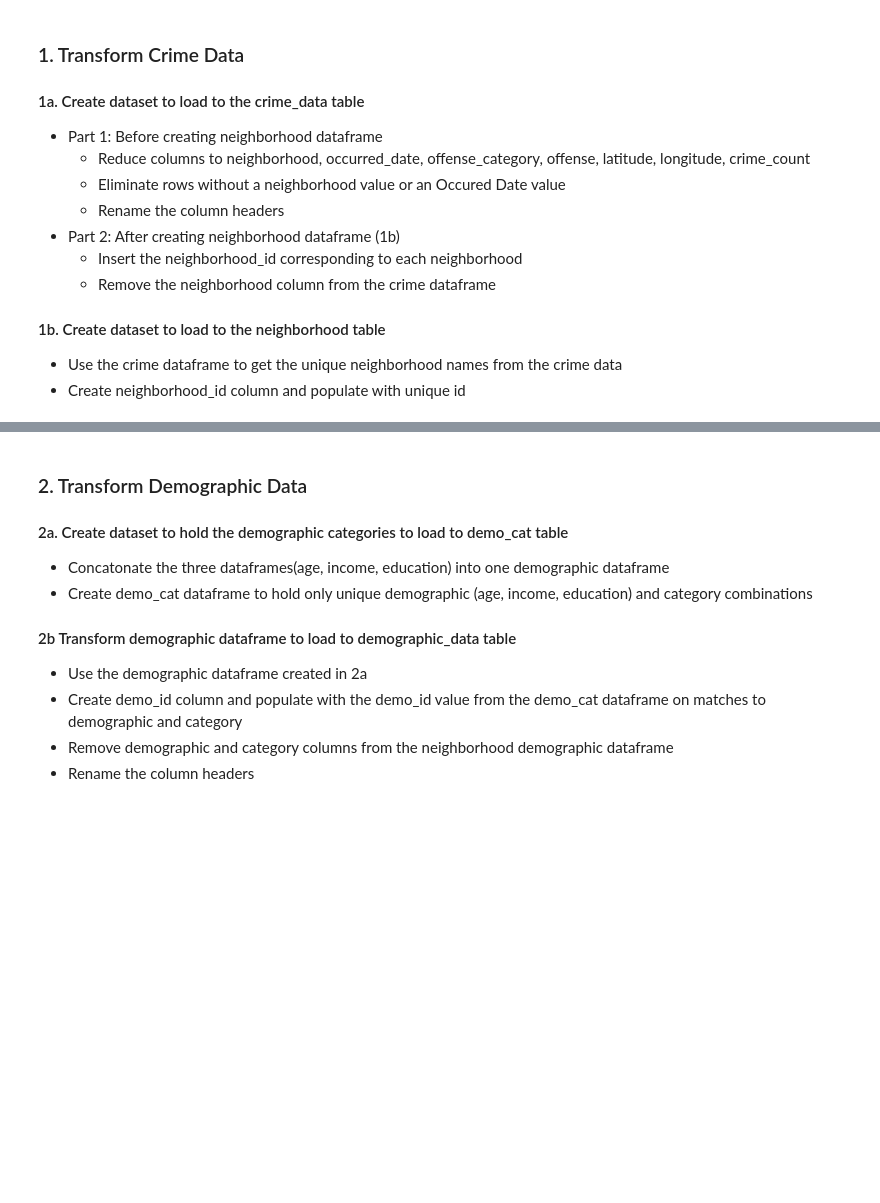
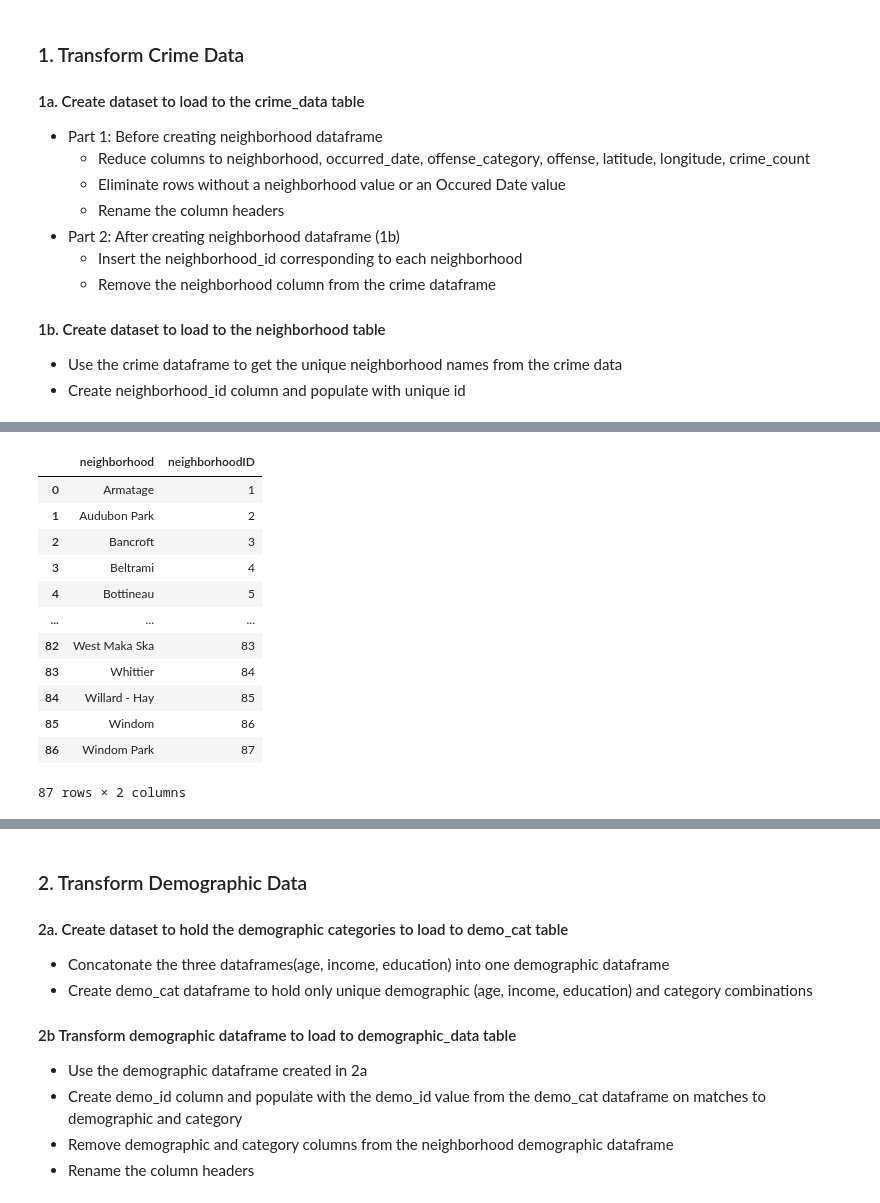
Before and after one commit to kimaprice/Minneapolis_Neighborhood_Crime_Dashboard, a Jupyter notebook: crime_data_ETL.ipynb, the cells around one changed output, grey strips where cells are left out. Saved outputs shown, nothing was run; the diff lists cells and outputs as text; code cells hidden in the pictures; blank space fills up the shorter version.

```diff
--- a/crime_data_ETL.ipynb
+++ b/crime_data_ETL.ipynb
@@ -436,16 +546,30 @@ minne_crime_transformed
 # %%
 #### ---- Neighborhood ---- ####
 
 #Get the list of unique neighborhoods
 neighborhood = reduced_minne_crime["Neighborhood"].unique()
 #Put the list into a dataframe
 neighborhood_df = pd.DataFrame(neighborhood)
 #Name the neighborhood column
 neighborhood_df = neighborhood_df.rename(columns={0: "neighborhood"})
 #Create the ID column for SQL table
-neighborhood_df['neighborhood_id'] = neighborhood_df.index + 1
+neighborhood_df['neighborhoodID'] = neighborhood_df.index + 1
 
 neighborhood_df
+# %% [output]
+|  | neighborhood | neighborhoodID |
+| 0 | Armatage | 1 |
+| 1 | Audubon Park | 2 |
+| 2 | Bancroft | 3 |
+| 3 | Beltrami | 4 |
+| 4 | Bottineau | 5 |
+| ... | ... | ... |
+| 82 | West Maka Ska | 83 |
+| 83 | Whittier | 84 |
+| 84 | Willard - Hay | 85 |
+| 85 | Windom | 86 |
+| 86 | Windom Park | 87 |
+87 rows × 2 columns
 # %%
 #### ---- Crime Data Part 2 ---- ####
 
```
Also changed, not shown: parts of 15 cells of this notebook, 3 other files.
